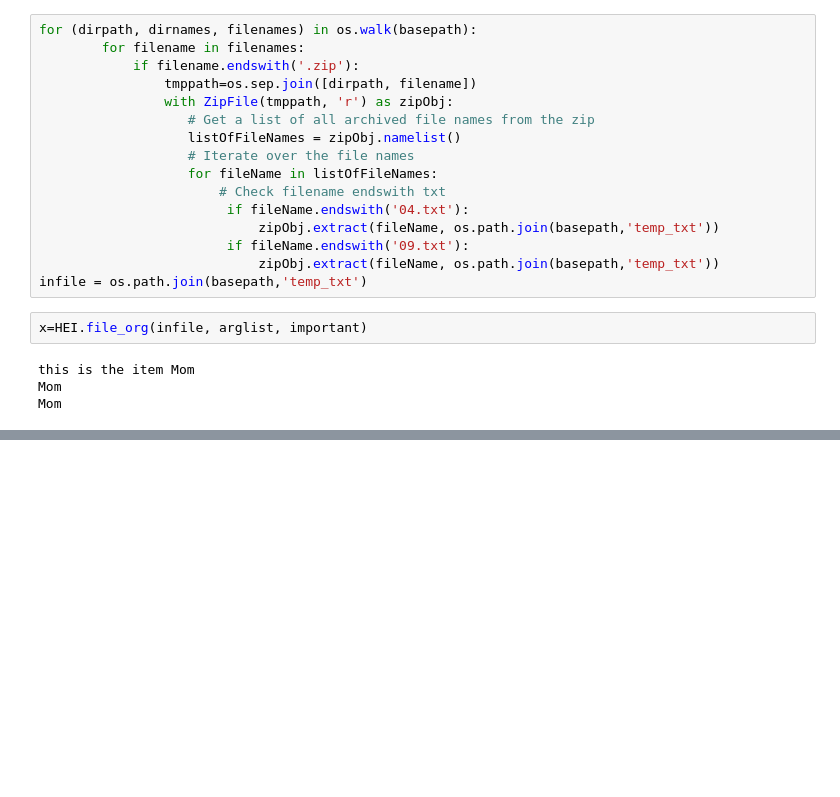
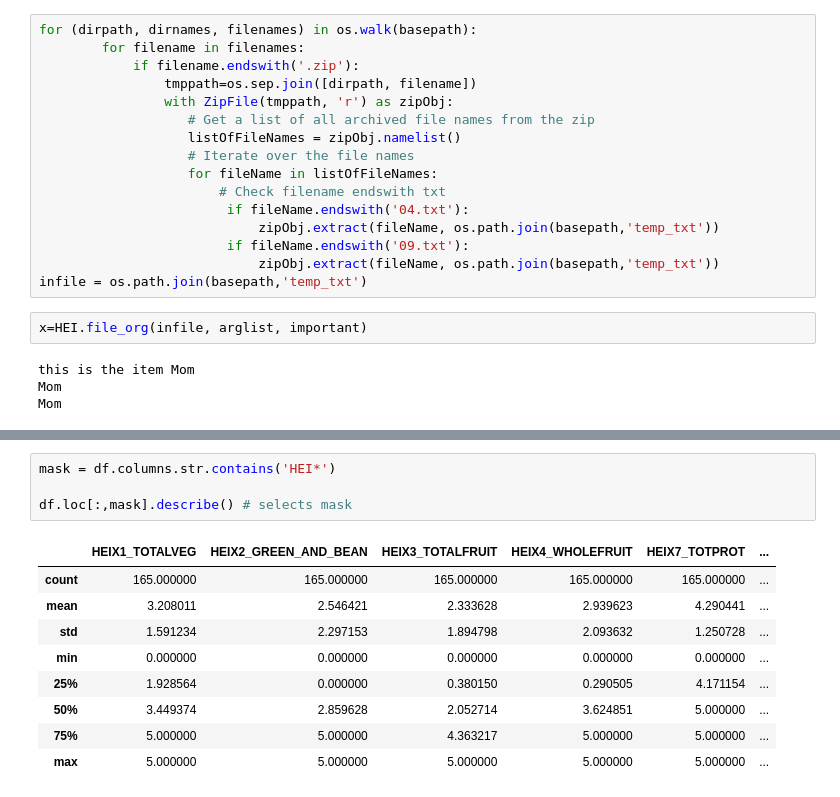
Before and after one commit to niblunc/BCP, a Jupyter notebook: HEI/HEI/Adult check.ipynb, the cells around one changed output, grey strips where cells are left out. Drawn from its saved outputs; the diff is of its cells as text; blank space fills up the shorter version.

```diff
--- a/HEI/HEI/Adult check.ipynb
+++ b/HEI/HEI/Adult check.ipynb
@@ -655,0 +503,14 @@ for key,value in x.items():
+# %%
+mask = df.columns.str.contains('HEI*')
+
+df.loc[:,mask].describe() # selects mask
+# %% [output]
+|  | HEIX1_TOTALVEG | HEIX2_GREEN_AND_BEAN | HEIX3_TOTALFRUIT | HEIX4_WHOLEFRUIT | HEIX7_TOTPROT | ... |
+| count | 165.000000 | 165.000000 | 165.000000 | 165.000000 | 165.000000 | ... |
+| mean | 3.208011 | 2.546421 | 2.333628 | 2.939623 | 4.290441 | ... |
+| std | 1.591234 | 2.297153 | 1.894798 | 2.093632 | 1.250728 | ... |
+| min | 0.000000 | 0.000000 | 0.000000 | 0.000000 | 0.000000 | ... |
+| 25% | 1.928564 | 0.000000 | 0.380150 | 0.290505 | 4.171154 | ... |
+| 50% | 3.449374 | 2.859628 | 2.052714 | 3.624851 | 5.000000 | ... |
+| 75% | 5.000000 | 5.000000 | 4.363217 | 5.000000 | 5.000000 | ... |
+| max | 5.000000 | 5.000000 | 5.000000 | 5.000000 | 5.000000 | ... |
```
Also changed, not shown: parts of 35 cells of this notebook.
